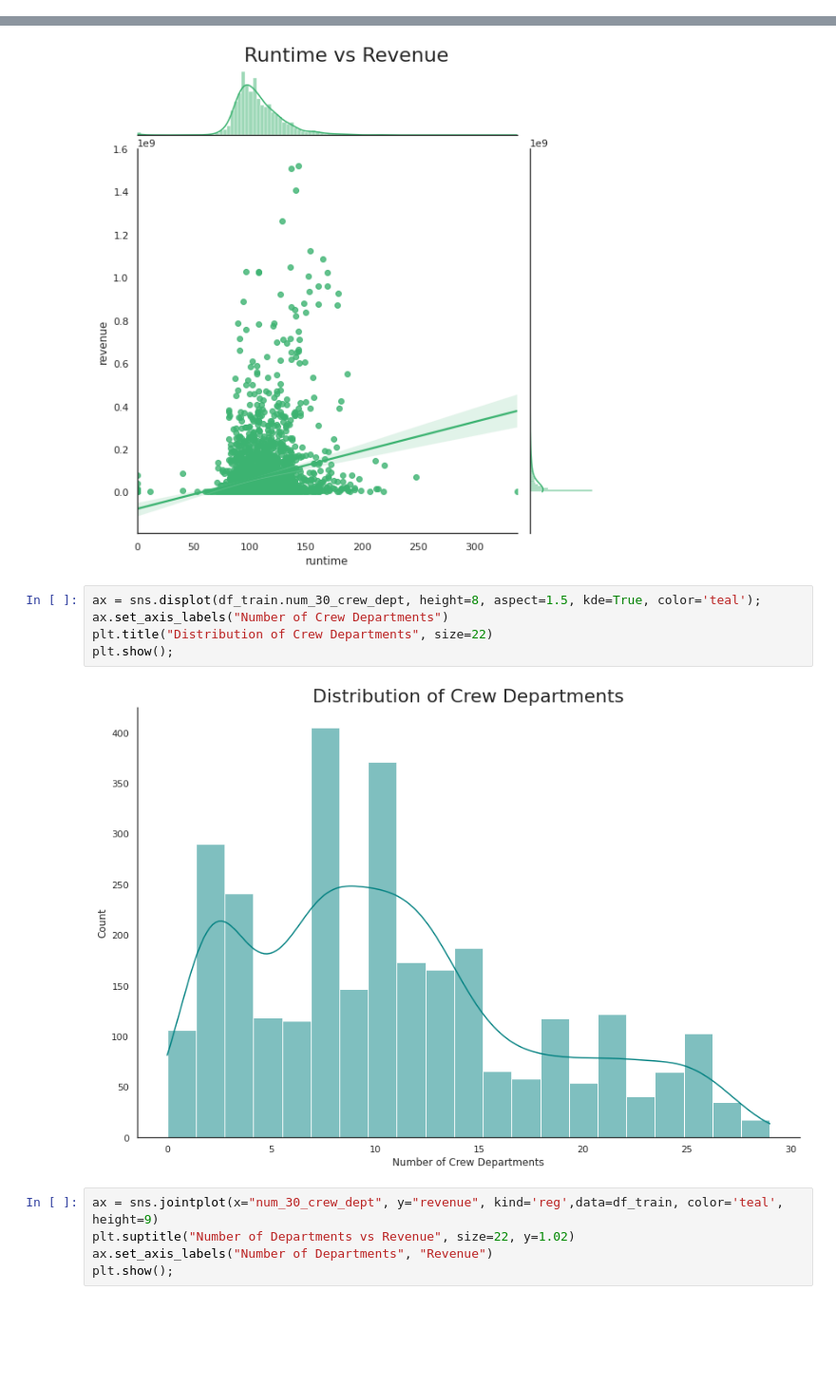
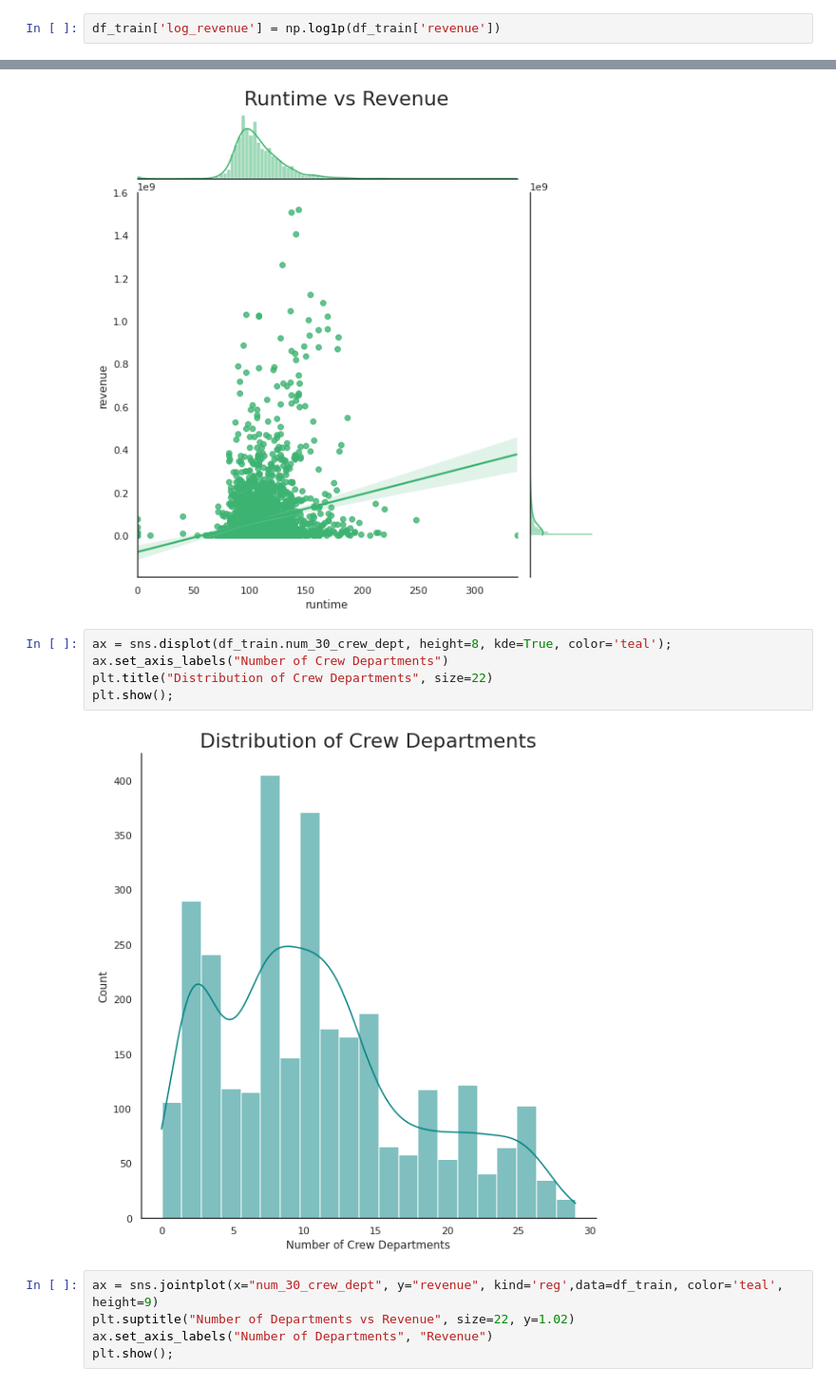
Before and after one commit to pedrohortencio/kaggle-competitions, a Jupyter notebook: TMDB/TMDB.ipynb, the cells around one changed output, grey strips where cells are left out. Shown at 95% size. Saved outputs shown, nothing was run; the diff lists cells and outputs as text; blank space fills up the shorter version.

```diff
--- a/TMDB/TMDB.ipynb
+++ b/TMDB/TMDB.ipynb
@@ -906,0 +909,2 @@ plt.show();
+# %%
+df_train['log_revenue'] = np.log1p(df_train['revenue'])
@@ -917,12 +965,12 @@ plt.show();
 # %% [output]
 [figure]
 # %%
-ax = sns.displot(df_train.num_30_crew_dept, height=8, aspect=1.5, kde=True, color='teal');
+ax = sns.displot(df_train.num_30_crew_dept, height=8, kde=True, color='teal');
 ax.set_axis_labels("Number of Crew Departments")
 plt.title("Distribution of Crew Departments", size=22)
 plt.show();
 # %% [output]
-[figure, old version]
+[figure, new version]
 # %%
 ax = sns.jointplot(x="num_30_crew_dept", y="revenue", kind='reg',data=df_train, color='teal', height=9)
 plt.suptitle("Number of Departments vs Revenue", size=22, y=1.02)
```
Also changed, not shown: parts of 16 cells of this notebook.
